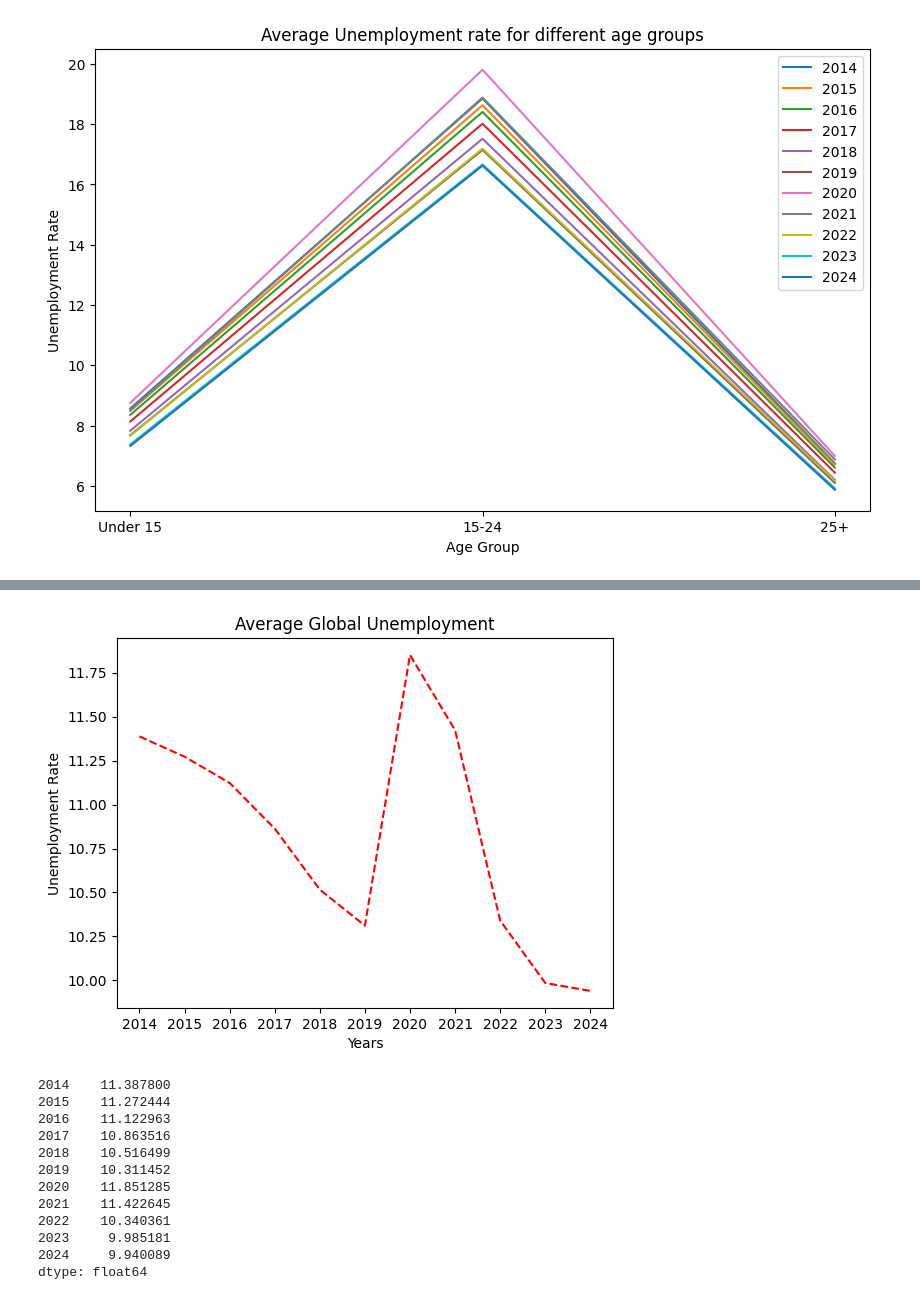
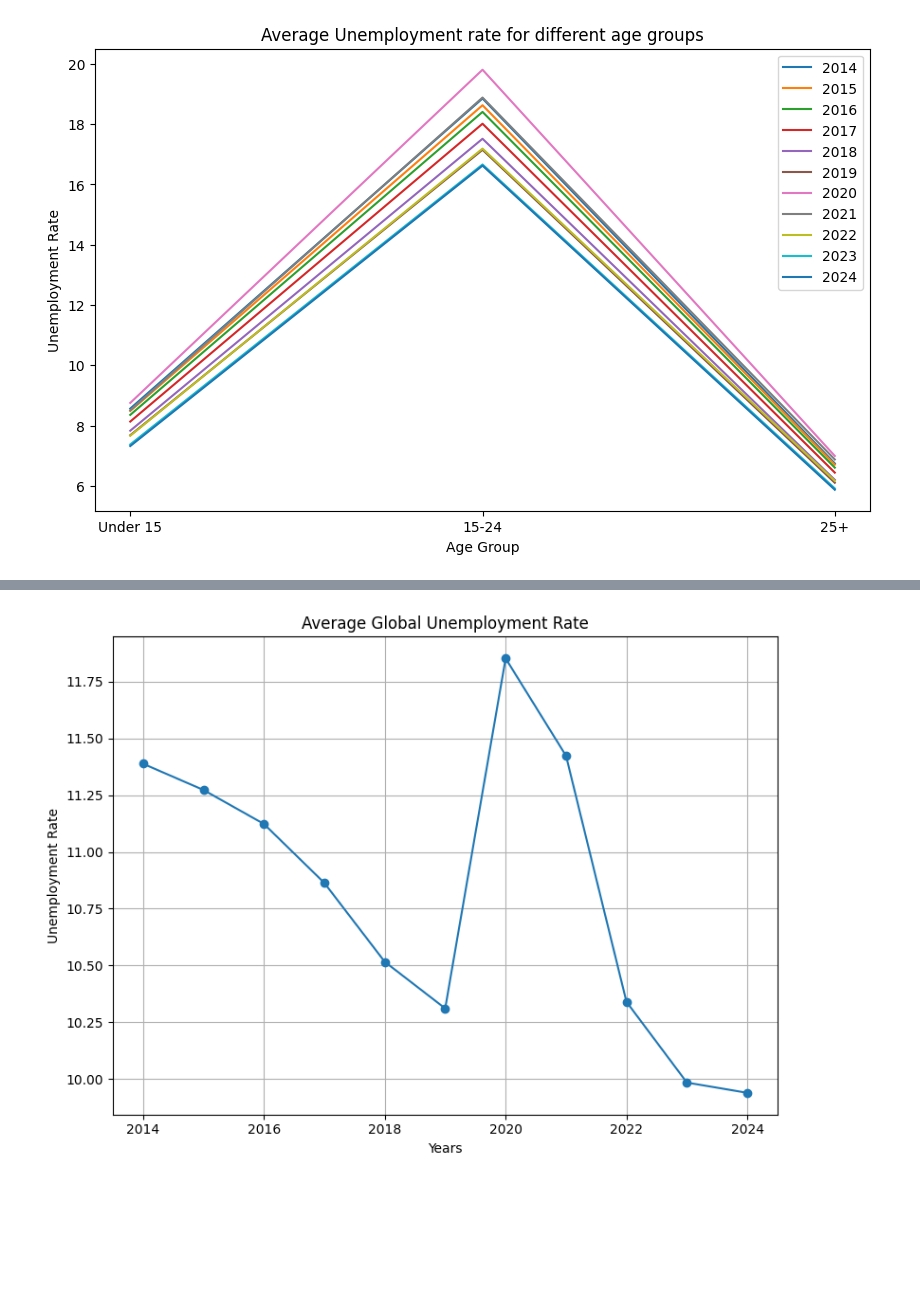
Before and after one commit to AmirMohammadiKarbalaei/Global_Unemployment, a Jupyter notebook: EDA.ipynb, the cells around one changed output, grey strips where cells are left out. Saved outputs shown, nothing was run; the diff lists cells and outputs as text; code cells hidden in the pictures; blank space fills up the shorter version.

```diff
--- a/EDA.ipynb
+++ b/EDA.ipynb
@@ -78,4 +87,23 @@ plt.show()
 [figure]
 # %%
 country_group = data.groupby([ "country_name"]).mean([data.columns[5:]])
+# %%
+def plot(data,title:str,xlabel:str,ylabel:str,legend:str=None,legend_location:str = 'upper left',grid:bool = False):
+    plt.figure(figsize=(8,6))
+    ax = data.plot(marker='o')
+    plt.title(title)
+    plt.xlabel(xlabel)
+    plt.ylabel(ylabel)
+    if type(legend) == str:
+        if legend is not None:
+            plt.legend(title=legend, bbox_to_anchor=(1.05, 1), loc=legend_location)
+
+
+    if type(reordered_age_group.columns) != str:
+        if reordered_age_group.columns.any is not None:
+        plt.legend(title=legend, bbox_to_anchor=(1.05, 1), loc=legend_location)
+
+    plt.grid(True)
+    plt.tight_layout()
+    return plt.show()
 # %%
@@ -125,11 +132 @@ plt.show()
 [figure]
-# %%
-
-mean_value = country_group.agg(np.mean)
-plt.plot(mean_value.index, mean_value.values, color='red', linestyle='--', label='Mean')
-plt.title("Average Global Unemployment")
-plt.xlabel('Years')
-plt.ylabel('Unemployment Rate')
-plt.show()
-# %% [output]
-[figure, removed]
@@ -138,15 +133,5 @@ c = country_group.agg(np.mean)
-# %%
-c
-# %% [output]
-2014    11.387800
-2015    11.272444
-2016    11.122963
-2017    10.863516
-2018    10.516499
-2019    10.311452
-2020    11.851285
-2021    11.422645
-2022    10.340361
-2023     9.985181
-2024     9.940089
-dtype: float64
+# %%
+mean_value = country_group.agg("mean")
+plot(mean_value, "Average Global Unemployment Rate", "Years", "Unemployment Rate", legend_location="upper right", grid=True)
+# %% [output]
+[figure, added]
```
Also changed, not shown: parts of 4 cells of this notebook.
